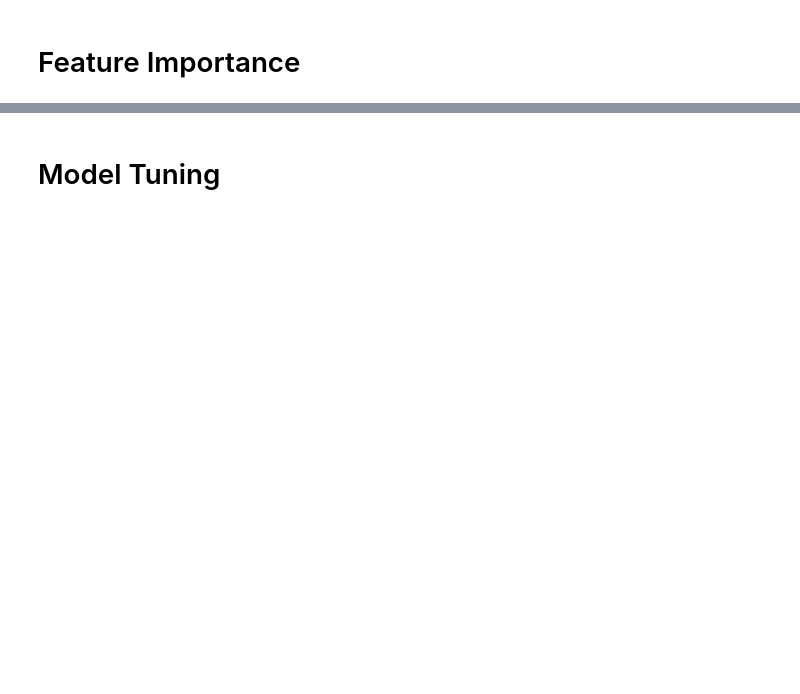
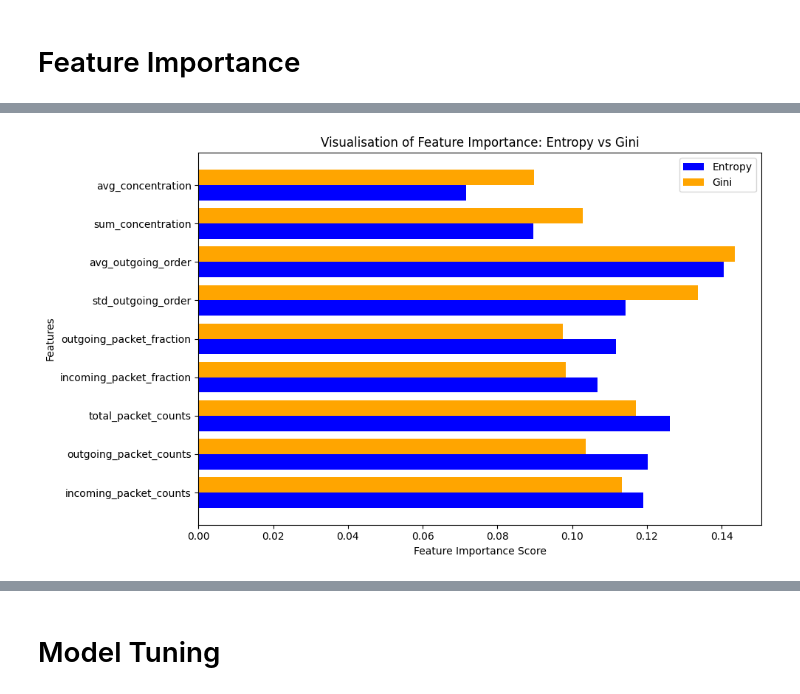
Before and after one commit to BettinaTee03/Machine-Learning-Group-Project, a Jupyter notebook: openworld_multiclass.ipynb, the cells around one changed output, grey strips where cells are left out. Saved outputs shown, nothing was run; the diff lists cells and outputs as text; code cells hidden in the pictures; blank space fills up the shorter version.

```diff
--- a/openworld_multiclass.ipynb
+++ b/openworld_multiclass.ipynb
@@ -27,0 +138,6 @@ df
+# %%
+# Initialize the model
+clf_all_features = RandomForestClassifier(n_estimators=100, criterion="entropy", max_depth=10, min_samples_split=2, max_features="sqrt", random_state=42)
+
+# Train the model
+clf_all_features.fit(X_initial_train, y_initial_train)
@@ -88,0 +304,2 @@ plt.show()
+# %%
+df_X = pd.DataFrame(X_initial_train)
@@ -88,0 +315,47 @@ plt.show()
+# %%
+# using entropy
+model_1= RandomForestClassifier(n_estimators=100, criterion="entropy", max_depth=10, min_samples_split=2, max_features="sqrt", random_state=42)
+model_1.fit(X_initial_train, y_initial_train)
+feature_imp_1 = pd.Series(model_1.feature_importances_, index=df_X.columns)
+# %%
+# using gini
+model_2= RandomForestClassifier(n_estimators=100, criterion="gini", max_depth=10, min_samples_split=2, max_features="sqrt", random_state=42)
+model_2.fit(X_initial_train, y_initial_train)
+feature_imp_2 = pd.Series(model_2.feature_importances_, index=df_X.columns)
+# %%
+feature_names = df_X.columns
+entropy_values = feature_imp_1.values
+gini_values = feature_imp_2.values
+
+bar_width = 0.4
+y_positions = range(len(feature_names))
+
+plt.figure(figsize=(10,6))
+
+#plotting entropy importance
+plt.barh(
+    [y - bar_width / 2 for y in y_positions],
+    entropy_values,
+    bar_width,
+    label='Entropy',
+    color='blue',
+)
+
+# plotting gini improtance
+plt.barh(
+    [y + bar_width / 2 for y in y_positions],
+    gini_values,
+    bar_width,
+    label='Gini',
+    color='orange',
+)
+
+plt.xlabel('Feature Importance Score')
+plt.ylabel('Features')
+plt.yticks(y_positions, feature_names)
+plt.title('Visualisation of Feature Importance: Entropy vs Gini')
+plt.legend()
+plt.tight_layout()
+plt.show()
+# %% [output]
+[figure, added]
```
Also changed, not shown: parts of 48 cells of this notebook.
